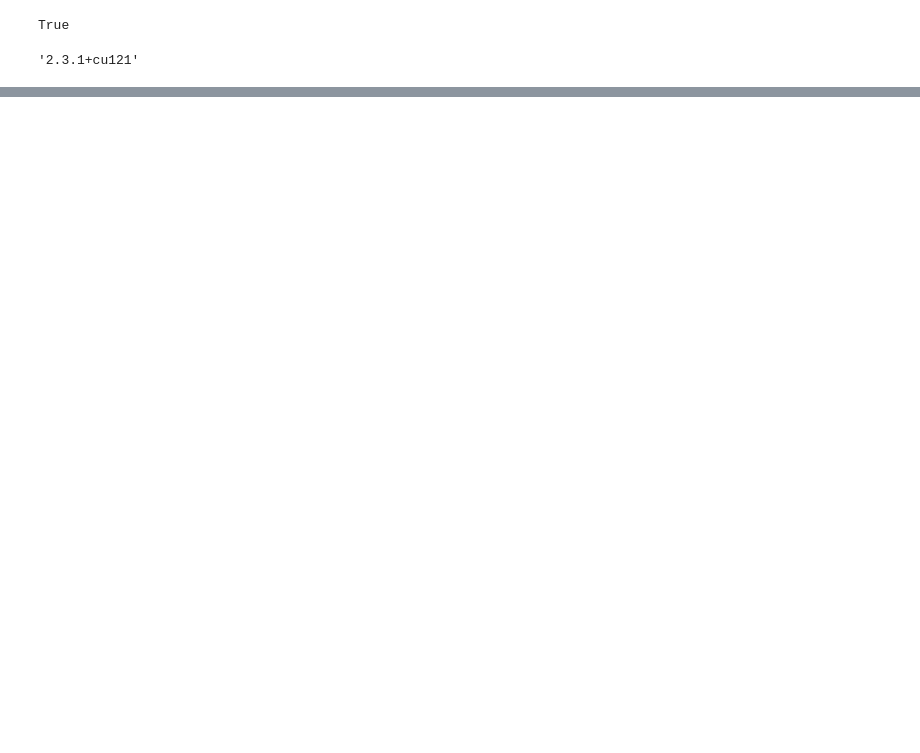
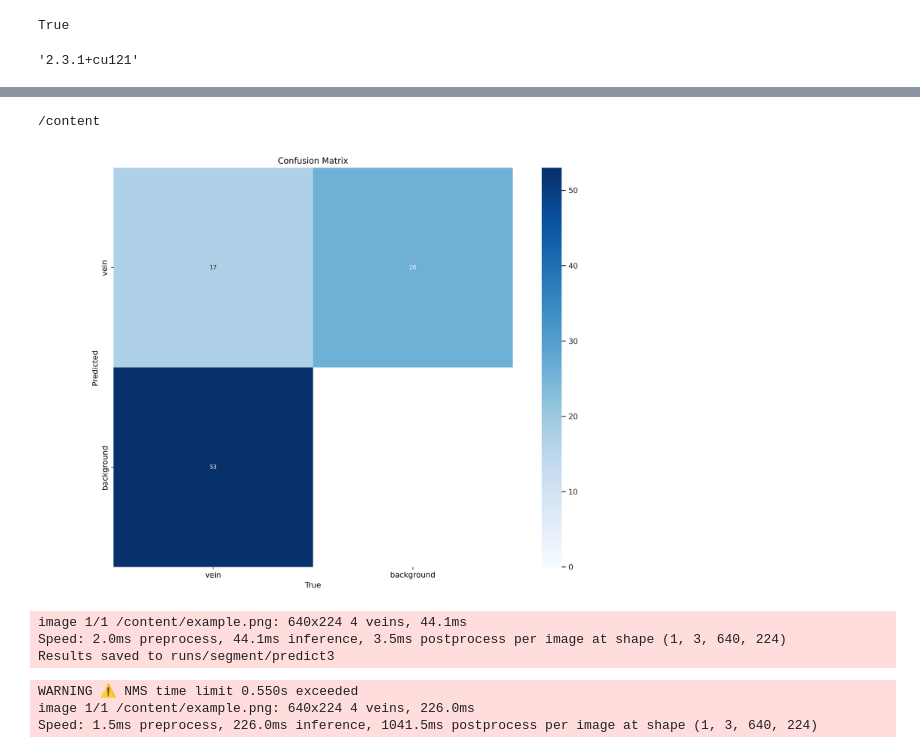
Before and after one commit to mkiyak/yolov8_segmentation_vein_dataset, a Jupyter notebook: Vein_Segmentation.ipynb, the cells around one changed output, grey strips where cells are left out. Cells and saved outputs as stored; diff of their text form; code cells hidden in the pictures; blank space fills up the shorter version.

```diff
--- a/Vein_Segmentation.ipynb
+++ b/Vein_Segmentation.ipynb
@@ -20,0 +21,4 @@ Requirement already satisfied: mpmath>=0.19 in c:\programdata\anaconda3\lib\site
+# %%
+import os
+HOME = os.getcwd()
+print(HOME)
@@ -95,0 +103,6 @@ torch.__version__
+# %%
+%cd {HOME}
+Image(filename=f'{HOME}/runs/segment/train2/confusion_matrix.png', width=600)
+# %% [output]
+/content
+[figure, added]
@@ -95,0 +112,12 @@ torch.__version__
+# %%
+results = model.predict(f'{HOME}/example.png', save=True)
+# %% [output]
+image 1/1 /content/example.png: 640x224 4 veins, 44.1ms
+Speed: 2.0ms preprocess, 44.1ms inference, 3.5ms postprocess per image at shape (1, 3, 640, 224)
+Results saved to runs/segment/predict3
+# %%
+results = model.predict(f'{HOME}/example.png')
+# %% [output]
+WARNING ⚠️ NMS time limit 0.550s exceeded
+image 1/1 /content/example.png: 640x224 4 veins, 226.0ms
+Speed: 1.5ms preprocess, 226.0ms inference, 1041.5ms postprocess per image at shape (1, 3, 640, 224)
```
Also changed, not shown: parts of 17 cells of this notebook, 1 other file.
